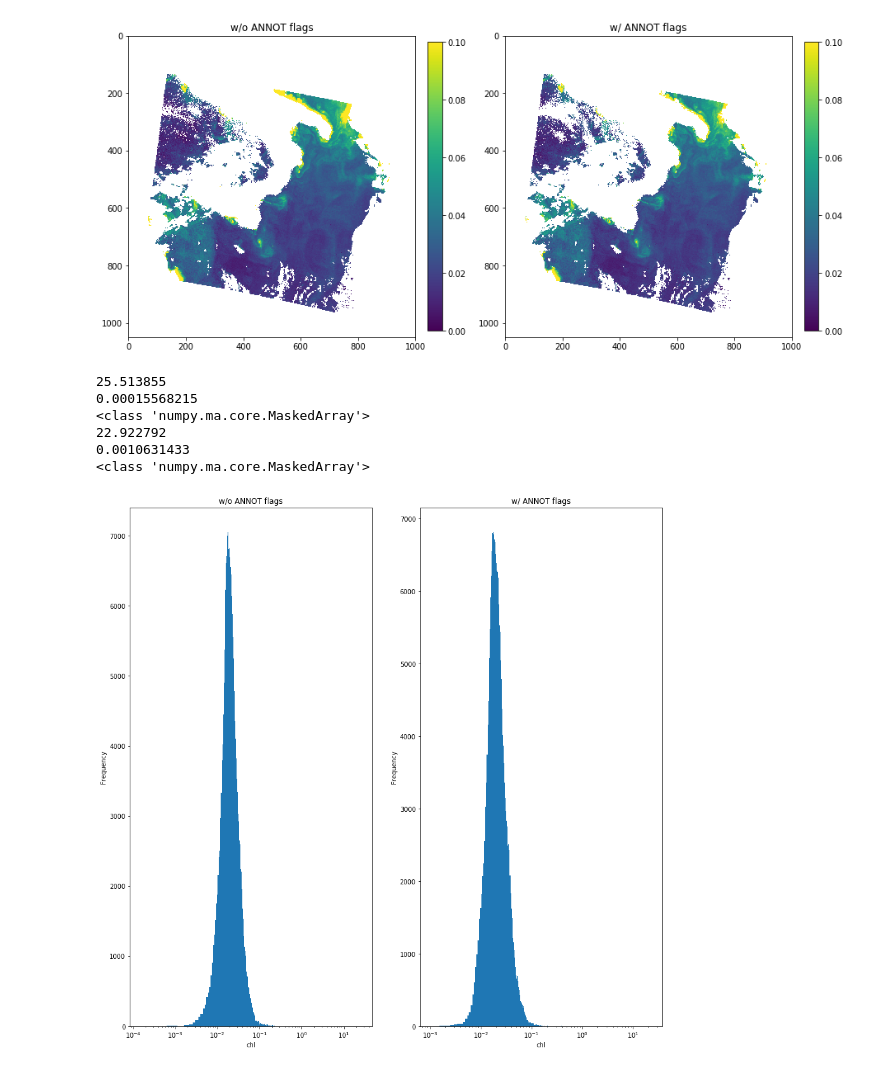
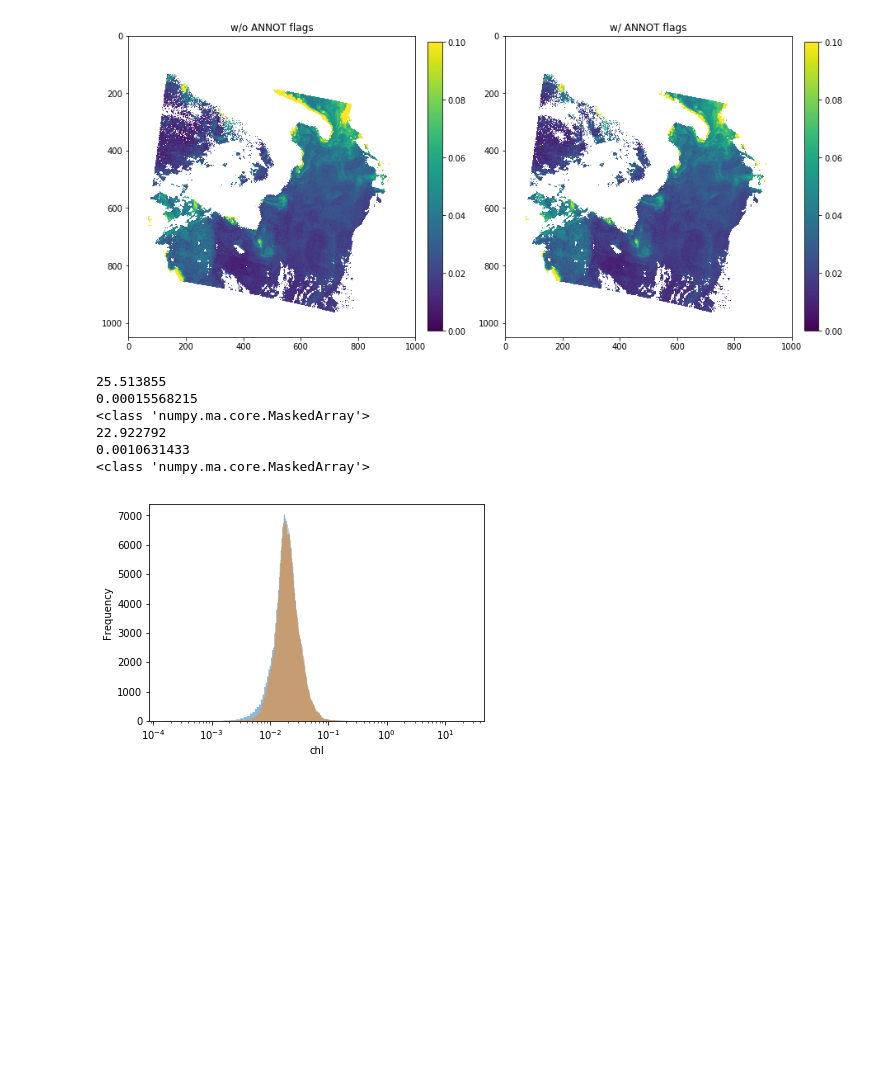
Before and after one commit to javierconcha/CNR_ISMAR, a Jupyter notebook: CNR_Research/OLCI_flag_comp/OLCI_flag_diff.ipynb, the cells around one changed output. Saved outputs shown, nothing was run; the diff lists cells and outputs as text; code cells hidden in the pictures; blank space fills up the shorter version.

```diff
--- a/CNR_Research/OLCI_flag_comp/OLCI_flag_diff.ipynb
+++ b/CNR_Research/OLCI_flag_comp/OLCI_flag_diff.ipynb
@@ -49,38 +49,36 @@ cannot be safely cast to variable data type
 # %%
 # w/o ANNOT flags
 print(np.amax(chl1))
 print(np.amin(chl1))
 print(type(chl1))
 
-plt.figure(figsize=(15,15))
-plt.subplot(1, 2, 1)
-plt.hist(chl1[~chl1.mask], bins='auto')
+#plt.figure(figsize=(15,15))
+#plt.subplot(1, 2, 1)
+plt.hist(chl1[~chl1.mask], bins='auto',histtype='stepfilled', alpha=0.5)
 plt.xscale('log')
-plt.title('w/o ANNOT flags')
-plt.xlabel('chl')
-plt.ylabel('Frequency')
+#plt.title('w/o ANNOT flags')
 
 # w/ ANNOT flags
 print(np.amax(chl2))
 print(np.amin(chl2))
 print(type(chl2))
 
-plt.subplot(1, 2, 2)
-plt.hist(chl2[~chl2.mask], bins='auto')
+#plt.subplot(1, 2, 2)
+plt.hist(chl2[~chl2.mask], bins='auto',histtype='stepfilled', alpha=0.5)
 plt.xscale('log')
-plt.title('w/ ANNOT flags')
+#plt.title('w/ ANNOT flags')
 plt.xlabel('chl')
 plt.ylabel('Frequency')
 
 plt.show()
 # %% [output]
 25.513855
 0.00015568215
 <class 'numpy.ma.core.MaskedArray'>
 22.922792
 0.0010631433
 <class 'numpy.ma.core.MaskedArray'>
-[figure, old version]
+[figure, new version]
 # %%
 plt.figure(figsize=(15,15))
 plt.subplot(1, 2, 1)
```
Also changed, not shown: 1 other file.
